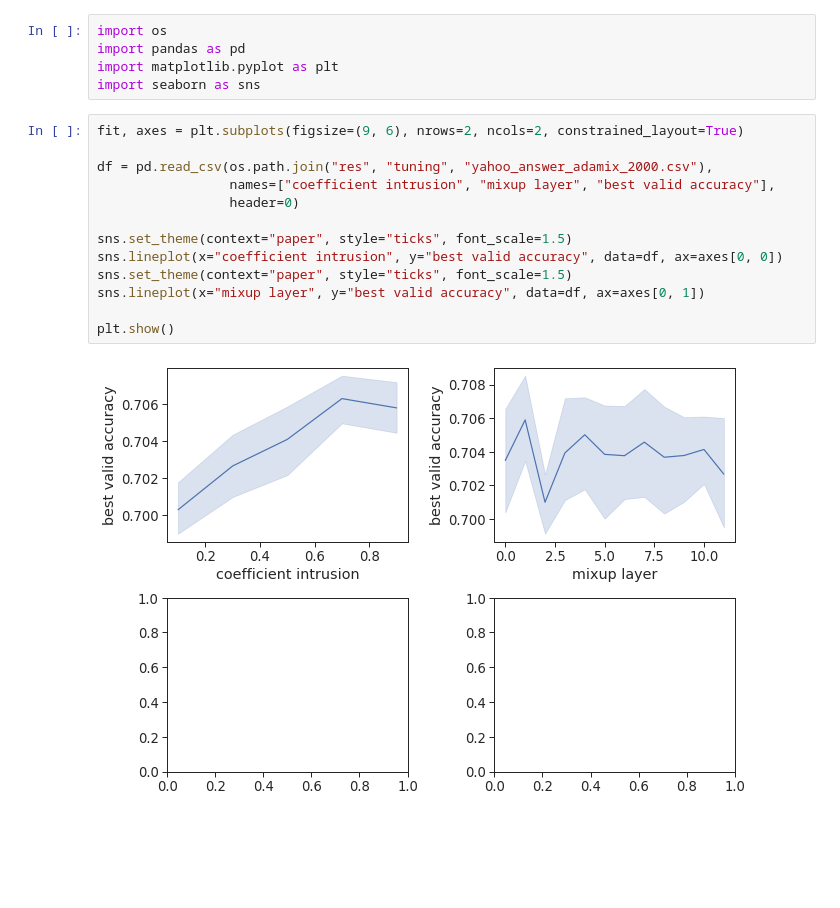
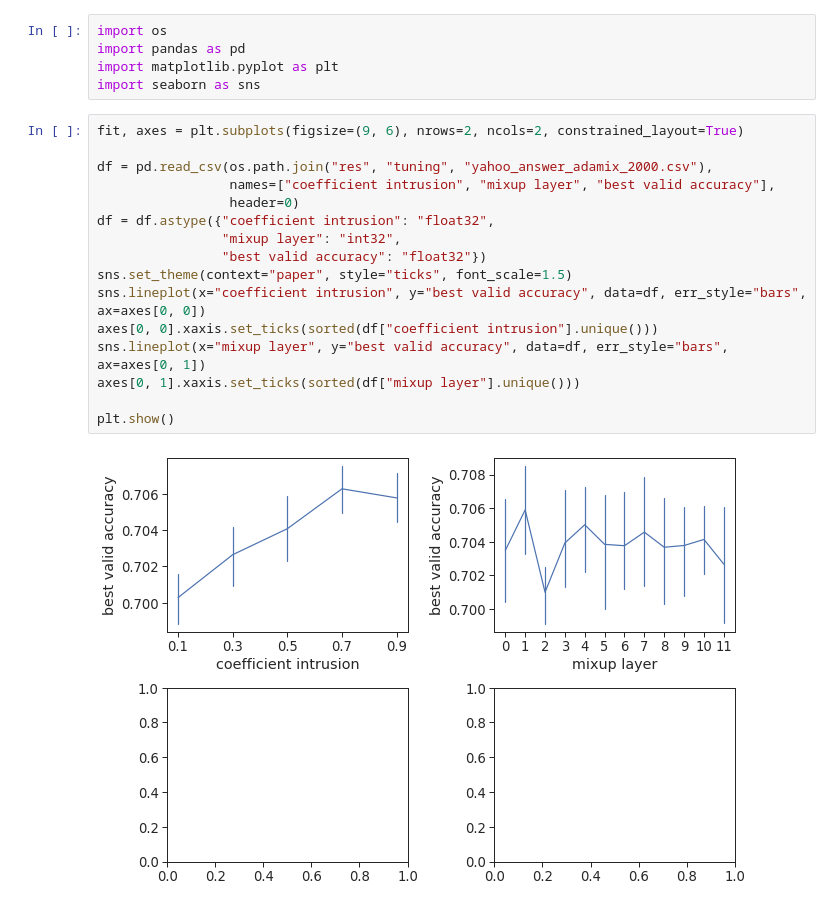
Before and after one commit to sh0416/oommix, a Jupyter notebook: draw.ipynb, the cells around one changed output. Cells and saved outputs as stored; diff of their text form; blank space fills up the shorter version.

```diff
--- a/draw.ipynb
+++ b/draw.ipynb
@@ -6,15 +6,18 @@ import seaborn as sns
 # %%
 fit, axes = plt.subplots(figsize=(9, 6), nrows=2, ncols=2, constrained_layout=True)
 
 df = pd.read_csv(os.path.join("res", "tuning", "yahoo_answer_adamix_2000.csv"),
                  names=["coefficient intrusion", "mixup layer", "best valid accuracy"],
                  header=0)
-
+df = df.astype({"coefficient intrusion": "float32",
+                "mixup layer": "int32",
+                "best valid accuracy": "float32"})
 sns.set_theme(context="paper", style="ticks", font_scale=1.5)
-sns.lineplot(x="coefficient intrusion", y="best valid accuracy", data=df, ax=axes[0, 0])
-sns.set_theme(context="paper", style="ticks", font_scale=1.5)
-sns.lineplot(x="mixup layer", y="best valid accuracy", data=df, ax=axes[0, 1])
+sns.lineplot(x="coefficient intrusion", y="best valid accuracy", data=df, err_style="bars", ax=axes[0, 0])
+axes[0, 0].xaxis.set_ticks(sorted(df["coefficient intrusion"].unique()))
+sns.lineplot(x="mixup layer", y="best valid accuracy", data=df, err_style="bars", ax=axes[0, 1])
+axes[0, 1].xaxis.set_ticks(sorted(df["mixup layer"].unique()))
 
 plt.show()
 # %% [output]
-[figure, old version]
+[figure, new version]
```
Also changed, not shown: parts of 4 cells of this notebook.
